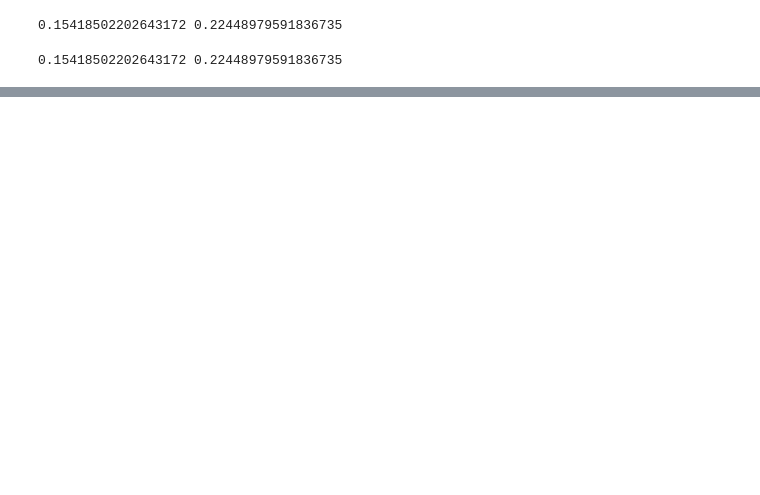
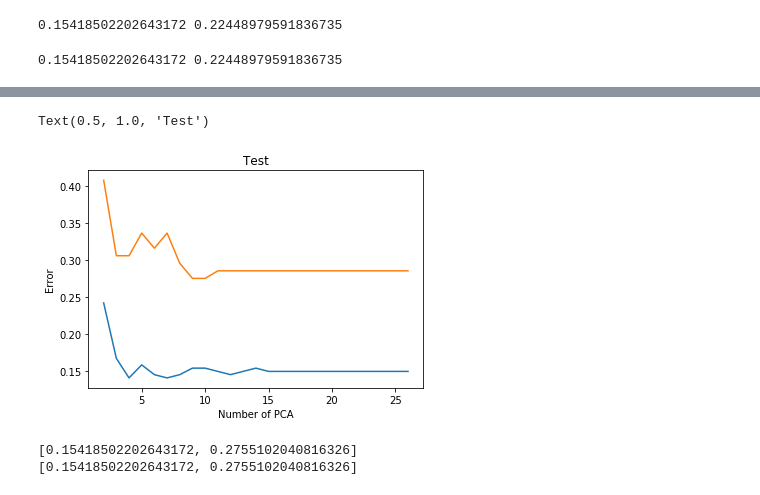
Before and after one commit to ZextarTFC/machine-learning, a Jupyter notebook: notebooks/Task1_10.10.2019.ipynb, the cells around one changed output, grey strips where cells are left out. Saved outputs shown, nothing was run; the diff lists cells and outputs as text; code cells hidden in the pictures; blank space fills up the shorter version.

```diff
--- a/notebooks/Task1_10.10.2019.ipynb
+++ b/notebooks/Task1_10.10.2019.ipynb
@@ -531,0 +554,33 @@ print(err_train, err_test)
+# %%
+error_values = {}
+for i in range(2,27,1):
+    pca_train = PCA(n_components=i)
+
+    X_train_PCA = pca_train.fit_transform(X_train)
+    X_test_PCA = pca_train.fit_transform(X_test)
+
+    knn = KNeighborsClassifier(n_neighbors = best_n_neighbors).fit(X_train_PCA, y_train.astype('int'))
+
+    err_train = np.mean(y_train.astype('int') != knn.predict(X_train_PCA))
+    err_test  = np.mean(y_test.astype('int')  != knn.predict(X_test_PCA))
+    error_values[i]=[err_train, err_test]
+# %%
+X_values = [item for item in error_values.keys()]
+Y_values = [item[0] for item in error_values.values()]
+Y_values_test = [item[1] for item in error_values.values()]
+plt.plot(X_values, Y_values)
+plt.plot(X_values, Y_values_test)
+plt.xlabel('Number of PCA')
+plt.ylabel('Error')
+plt.title('Test')
+# %% [output]
+Text(0.5, 1.0, 'Test')
+[figure, added]
+# %%
+# Следует выделить, что наименьшая ошибка на тестовой выборке достигается при числе главных компонент = 9 и 10
+# Свыше 11 главных компонент ошибка перестает изменяться
+print(error_values[9])
+print(error_values[10])
+# %% [output]
+[0.15418502202643172, 0.2755102040816326]
+[0.15418502202643172, 0.2755102040816326]
```
Also changed, not shown: parts of 15 cells of this notebook.
